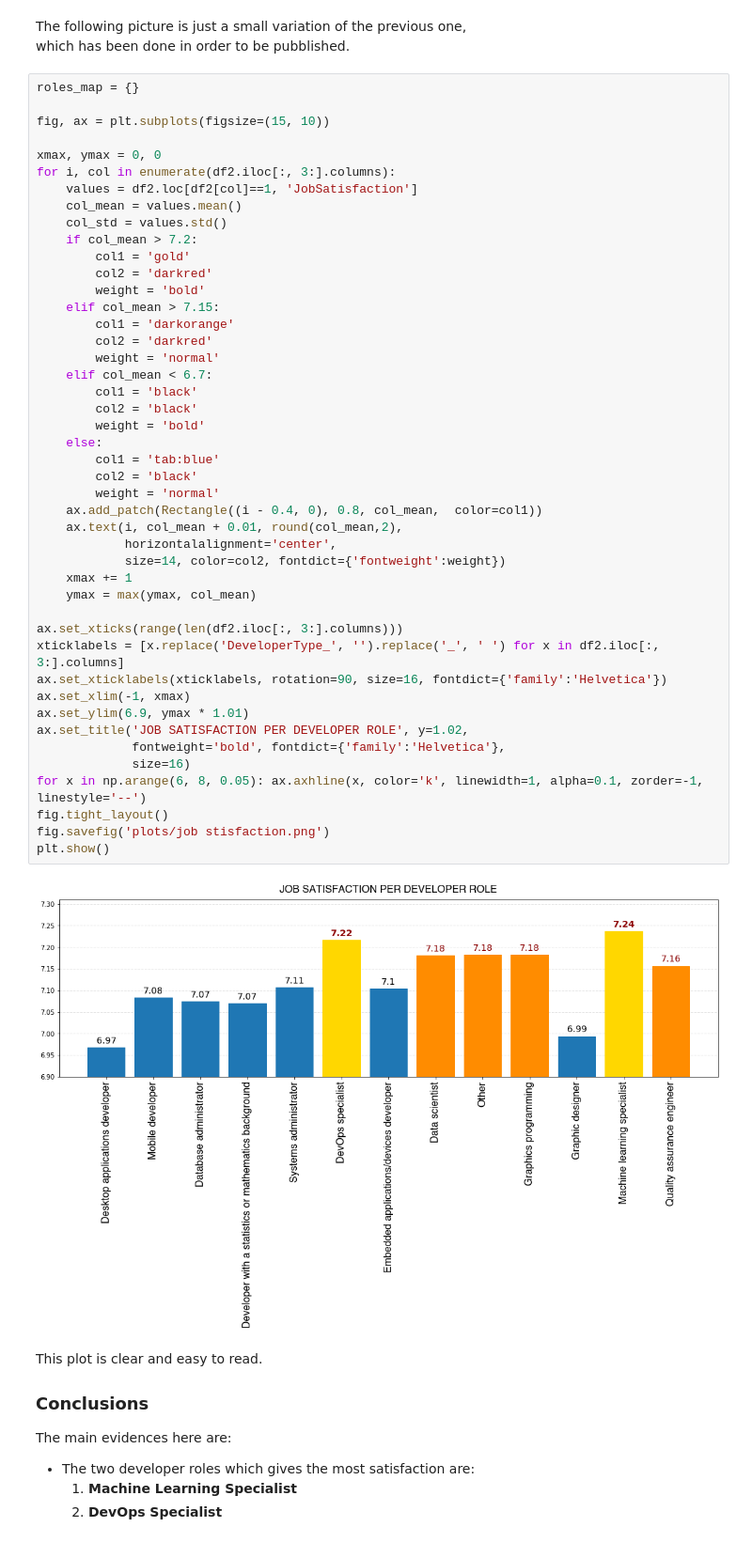
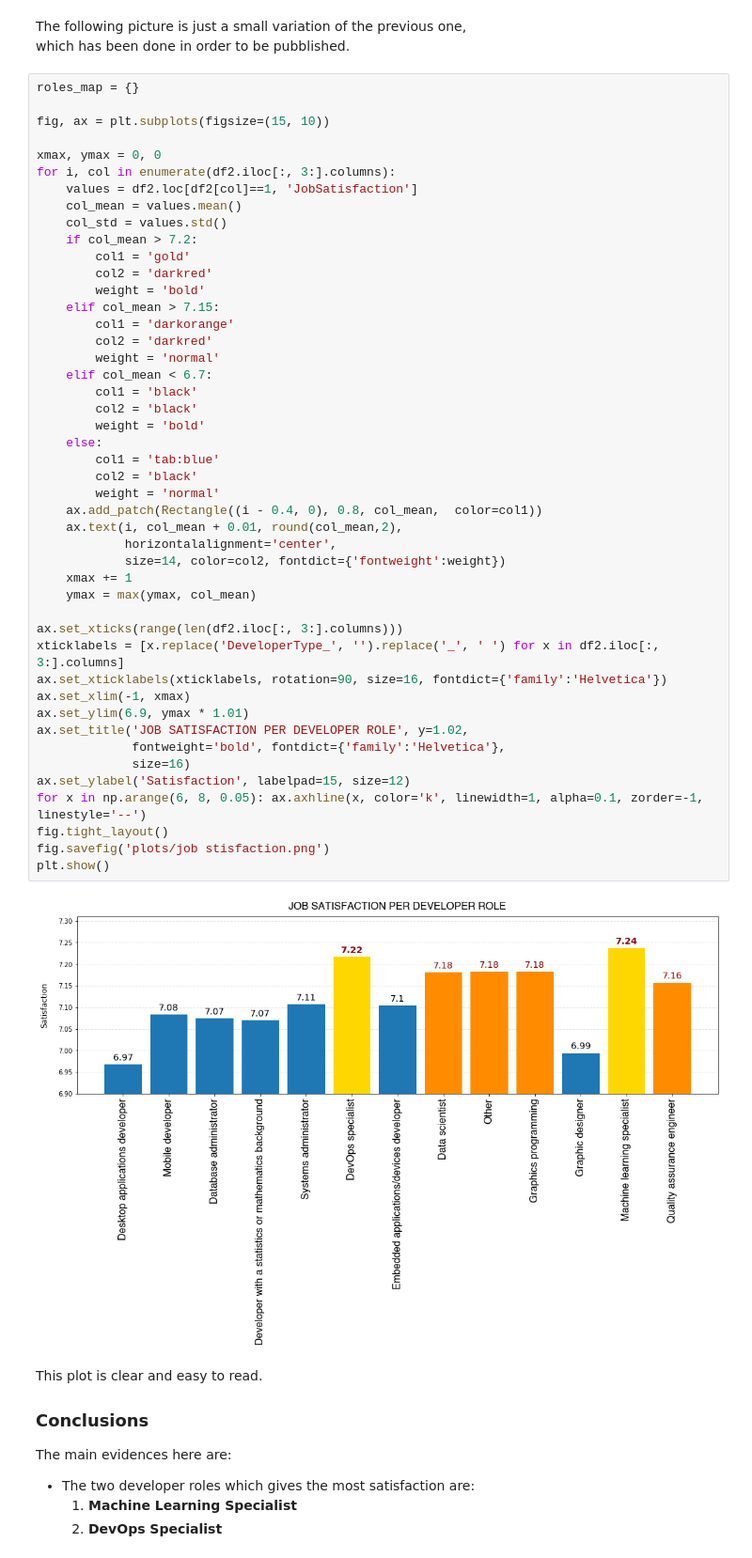
Before and after one commit to Roberto173797/StackOverflow-dataset-analysis, a Jupyter notebook: Stack Overflow analysis.ipynb, the cells around one changed output. Shown at 94% size. Drawn from its saved outputs; the diff is of its cells as text.

Commit message:
Update of notebook and plots

```diff
--- a/Stack Overflow analysis.ipynb
+++ b/Stack Overflow analysis.ipynb
@@ -541,34 +558,35 @@ for i, col in enumerate(df2.iloc[:, 3:].columns):
         col2 = 'darkred'
         weight = 'normal'
     elif col_mean < 6.7:
         col1 = 'black'
         col2 = 'black'
         weight = 'bold'
     else:
         col1 = 'tab:blue'
         col2 = 'black'
         weight = 'normal'
     ax.add_patch(Rectangle((i - 0.4, 0), 0.8, col_mean,  color=col1))
     ax.text(i, col_mean + 0.01, round(col_mean,2),
             horizontalalignment='center',
             size=14, color=col2, fontdict={'fontweight':weight})
     xmax += 1
     ymax = max(ymax, col_mean)
 
 ax.set_xticks(range(len(df2.iloc[:, 3:].columns)))
 xticklabels = [x.replace('DeveloperType_', '').replace('_', ' ') for x in df2.iloc[:, 3:].columns]
 ax.set_xticklabels(xticklabels, rotation=90, size=16, fontdict={'family':'Helvetica'})
 ax.set_xlim(-1, xmax)
 ax.set_ylim(6.9, ymax * 1.01)
 ax.set_title('JOB SATISFACTION PER DEVELOPER ROLE', y=1.02,
              fontweight='bold', fontdict={'family':'Helvetica'},
              size=16)
+ax.set_ylabel('Satisfaction', labelpad=15, size=12)
 for x in np.arange(6, 8, 0.05): ax.axhline(x, color='k', linewidth=1, alpha=0.1, zorder=-1, linestyle='--')
 fig.tight_layout()
 fig.savefig('plots/job stisfaction.png')
 plt.show()
 # %% [output]
-[figure, old version]
+[figure, new version]
 # %% [markdown]
 This plot is clear and easy to read.
 
```
Also changed, not shown: parts of 2 cells of this notebook, 2 other files.
